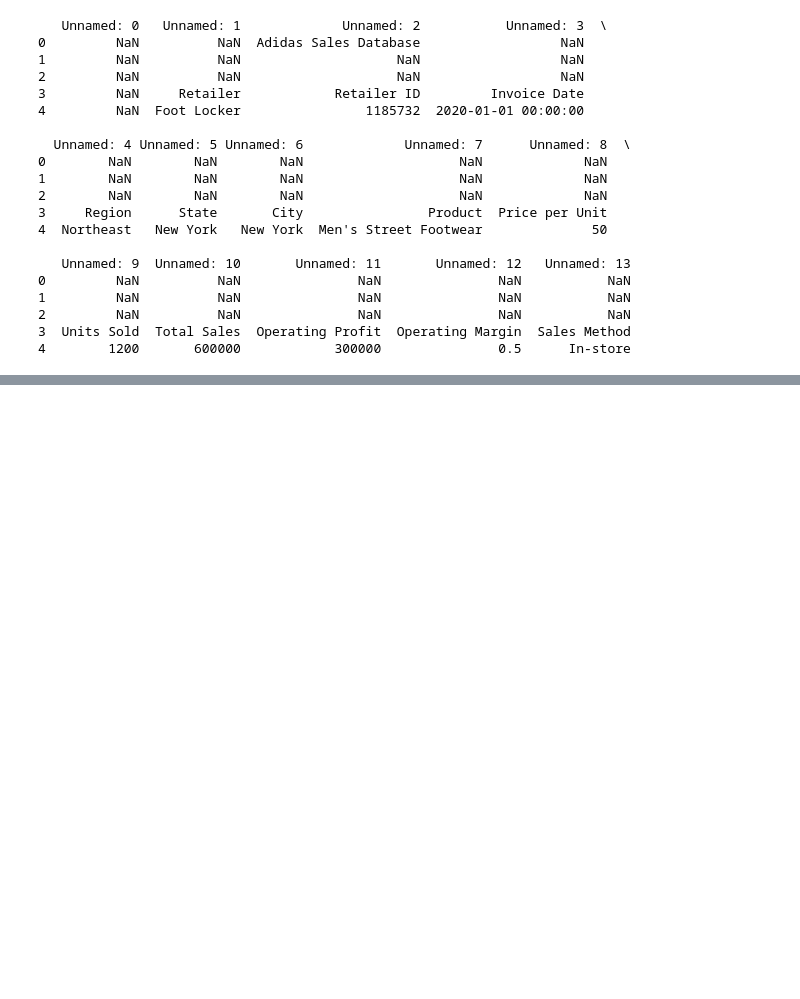
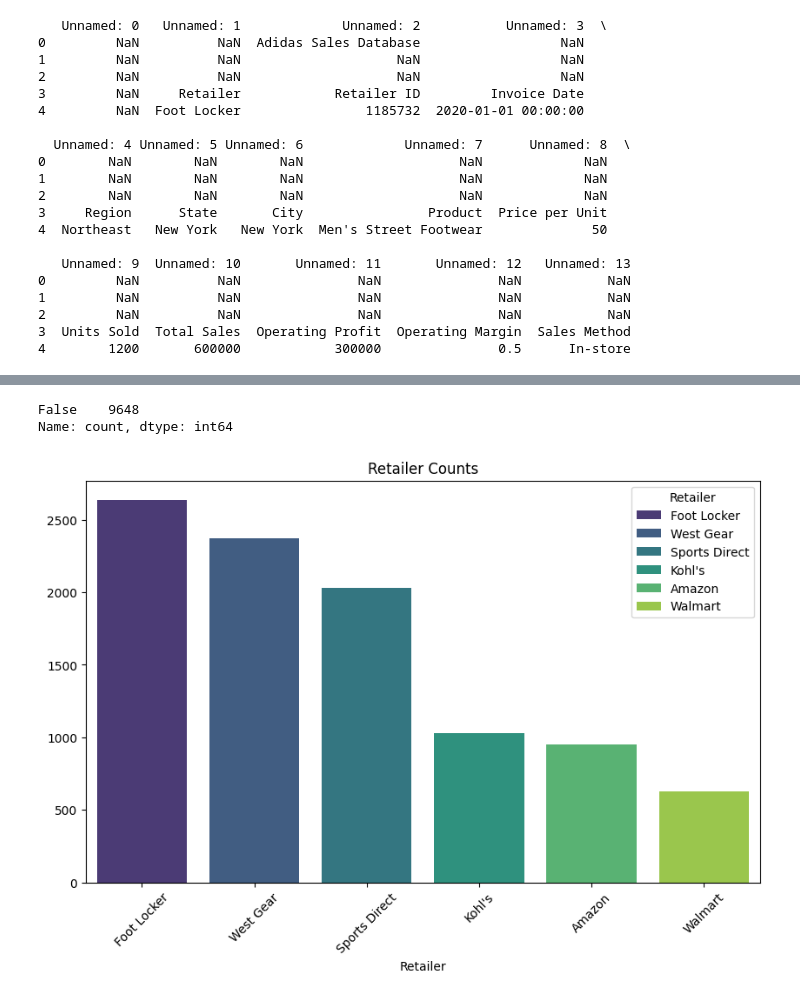
Before and after one commit to vahidlotfi71/AdidaasAnalyist, a Jupyter notebook: Adidaas_analyist.ipynb, the cells around one changed output, grey strips where cells are left out. Drawn from its saved outputs; the diff is of its cells as text; code cells hidden in the pictures; blank space fills up the shorter version.

```diff
--- a/Adidaas_analyist.ipynb
+++ b/Adidaas_analyist.ipynb
@@ -5,8 +6,9 @@ import seaborn as sns
 import warnings
 # %%
 file_path = 'Adidas US Sales Datasets.xlsx'
-df = pd.read_excel(file_path)
-print(df.head())
+file_name = pd.read_excel(file_path)
+df = pd.DataFrame(file_name)
+print(df.head(5))
 # %% [output]
    Unnamed: 0   Unnamed: 1             Unnamed: 2           Unnamed: 3  \
 0         NaN          NaN  Adidas Sales Database                  NaN
@@ -52,0 +57,5 @@ None
+# %%
+df.columns = df.iloc[3]
+df  = df.iloc[4: , 1:].reset_index(drop= True)
+
+df
@@ -52,0 +76,5 @@ None
+# %%
+df['Invoice Date'] = pd.to_datetime(df['Invoice Date'])
+df['year'] = df['Invoice Date'].dt.year
+df['month'] = df['Invoice Date'].dt.month
+df['day'] = df['Invoice Date'].dt.day
@@ -52,0 +103,15 @@ None
+# %%
+df.duplicated().value_counts()
+# %% [output]
+False    9648
+Name: count, dtype: int64
+# %%
+retailer_counts = df.Retailer.value_counts().sort_values(ascending= False)
+
+plt.figure(figsize=(10 , 6))
+sns.barplot(x = retailer_counts.index , y = retailer_counts.values , palette='viridis' , hue=retailer_counts.index , dodge=False , legend=True  )
+plt.title('Retailer Counts')
+plt.xticks(rotation = 45)
+plt.show()
+# %% [output]
+[figure, added]
```
Also changed, not shown: parts of 6 cells of this notebook.
